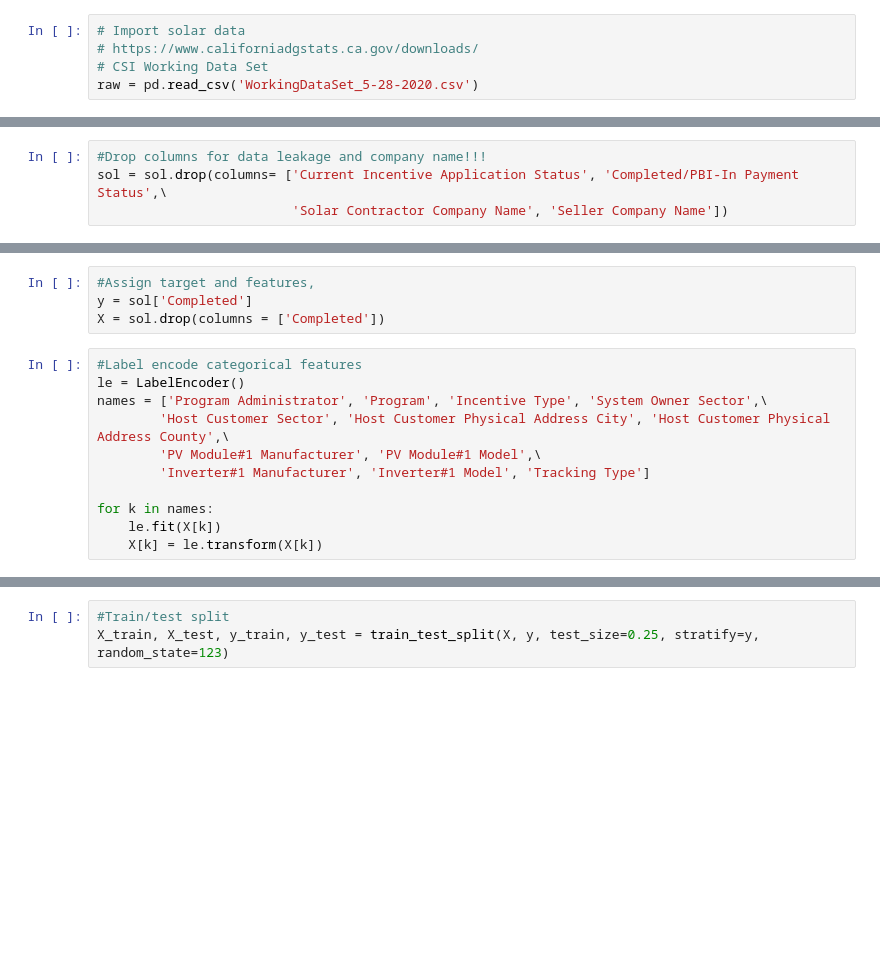
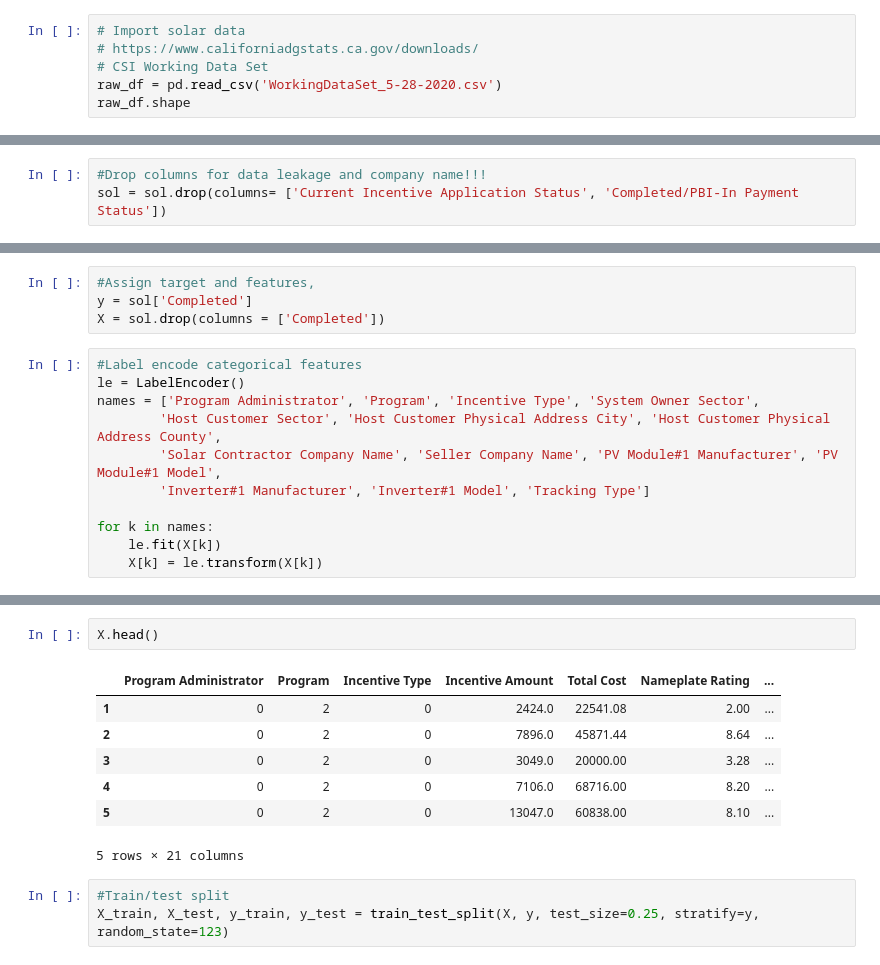
Before and after one commit to Matt-Carney/California_Solar_Initiative_Classification, a Jupyter notebook: CSI Classification.ipynb, the cells around one changed output, grey strips where cells are left out. Cells and saved outputs as stored; diff of their text form; blank space fills up the shorter version.

```diff
--- a/CSI Classification.ipynb
+++ b/CSI Classification.ipynb
@@ -23,4 +25,5 @@ from sklearn.linear_model import LogisticRegressionCV
 # Import solar data
 # https://www.californiadgstats.ca.gov/downloads/
 # CSI Working Data Set
-raw = pd.read_csv('WorkingDataSet_5-28-2020.csv')
+raw_df = pd.read_csv('WorkingDataSet_5-28-2020.csv')
+raw_df.shape
@@ -73,5 +245,4 @@ sol['Completed'].value_counts()
 Name: Completed, dtype: int64
 # %%
 #Drop columns for data leakage and company name!!!
-sol = sol.drop(columns= ['Current Incentive Application Status', 'Completed/PBI-In Payment Status',\
-                         'Solar Contractor Company Name', 'Seller Company Name'])
+sol = sol.drop(columns= ['Current Incentive Application Status', 'Completed/PBI-In Payment Status'])
@@ -82,9 +259,9 @@ X = sol.drop(columns = ['Completed'])
 # %%
 #Label encode categorical features
 le = LabelEncoder()
-names = ['Program Administrator', 'Program', 'Incentive Type', 'System Owner Sector',\
-        'Host Customer Sector', 'Host Customer Physical Address City', 'Host Customer Physical Address County',\
-        'PV Module#1 Manufacturer', 'PV Module#1 Model',\
+names = ['Program Administrator', 'Program', 'Incentive Type', 'System Owner Sector',
+        'Host Customer Sector', 'Host Customer Physical Address City', 'Host Customer Physical Address County',
+        'Solar Contractor Company Name', 'Seller Company Name', 'PV Module#1 Manufacturer', 'PV Module#1 Model',
         'Inverter#1 Manufacturer', 'Inverter#1 Model', 'Tracking Type']
 
 for k in names:
@@ -93,3 +296,13 @@ for k in names:
+# %%
+X.head()
+# %% [output]
+|  | Program Administrator | Program | Incentive Type | Incentive Amount | Total Cost | Nameplate Rating | ... |
+| 1 | 0 | 2 | 0 | 2424.0 | 22541.08 | 2.00 | ... |
+| 2 | 0 | 2 | 0 | 7896.0 | 45871.44 | 8.64 | ... |
+| 3 | 0 | 2 | 0 | 3049.0 | 20000.00 | 3.28 | ... |
+| 4 | 0 | 2 | 0 | 7106.0 | 68716.00 | 8.20 | ... |
+| 5 | 0 | 2 | 0 | 13047.0 | 60838.00 | 8.10 | ... |
+5 rows × 21 columns
 # %%
 #Train/test split
 X_train, X_test, y_train, y_test = train_test_split(X, y, test_size=0.25, stratify=y, random_state=123)
```
Also changed, not shown: parts of 30 cells of this notebook.
